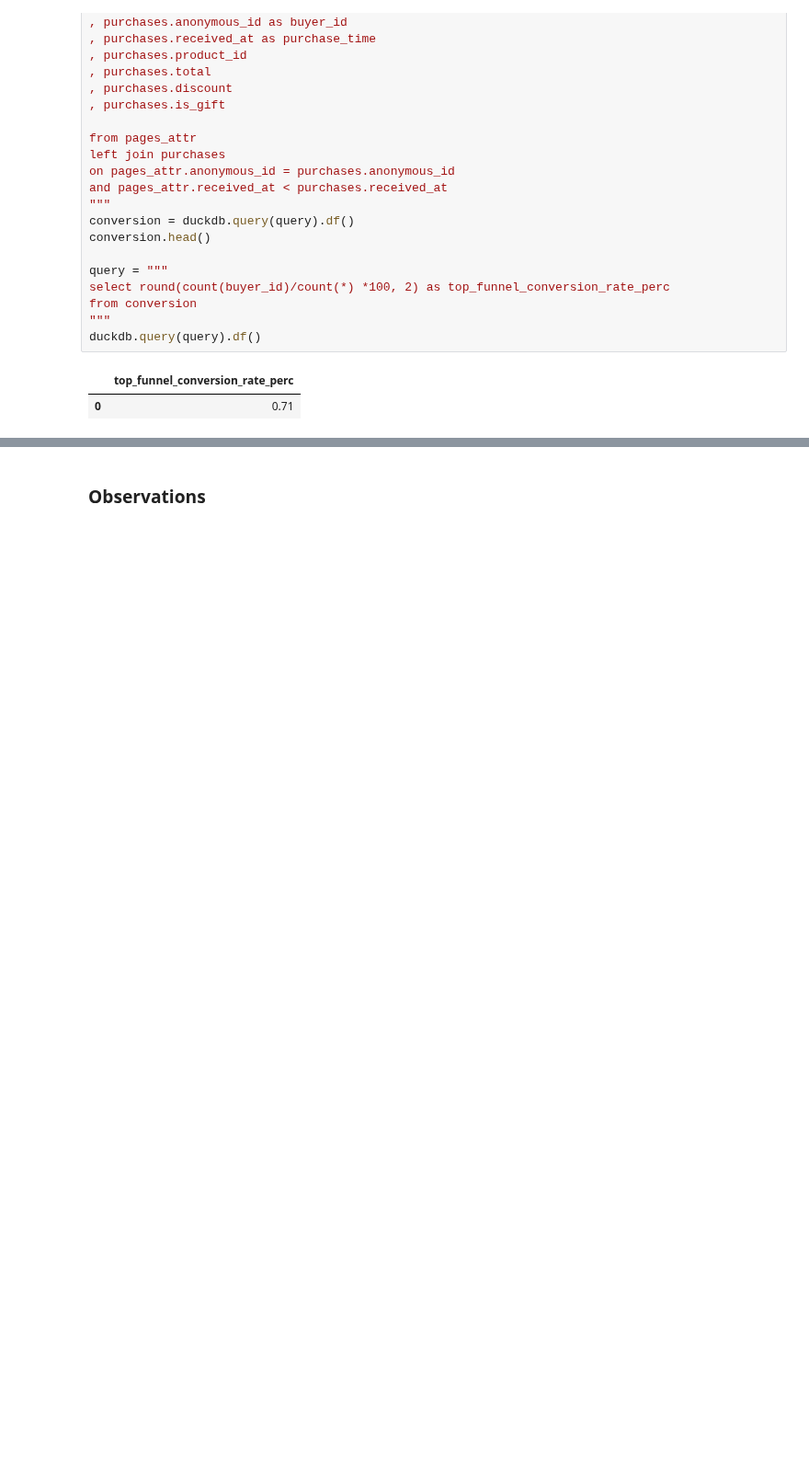
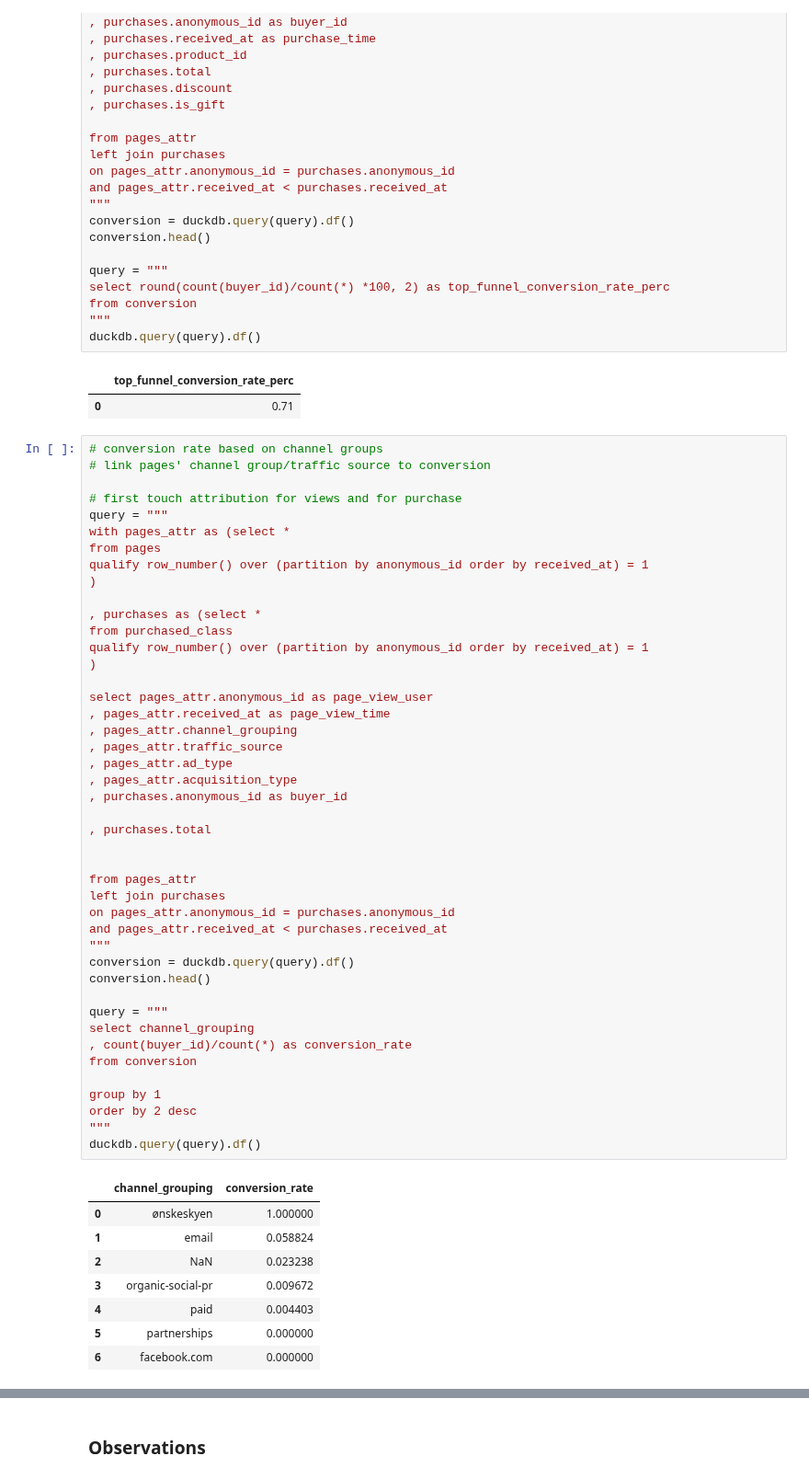
Before and after one commit to mindyng/2023-Business-Projects, a Jupyter notebook: masterclass-user-behavior-analysis-v2.ipynb, the cells around one changed output, grey strips where cells are left out. Shown at 92% size. Saved outputs shown, nothing was run; the diff lists cells and outputs as text; blank space fills up the shorter version.

```diff
--- a/masterclass-user-behavior-analysis-v2.ipynb
+++ b/masterclass-user-behavior-analysis-v2.ipynb
@@ -1307,3 +1307,56 @@ duckdb.query(query).df()
 # %% [output]
 |  | top_funnel_conversion_rate_perc |
 | 0 | 0.71 |
+# %%
+# conversion rate based on channel groups
+# link pages' channel group/traffic source to conversion
+
+# first touch attribution for views and for purchase
+query = """
+with pages_attr as (select *
+from pages
+qualify row_number() over (partition by anonymous_id order by received_at) = 1
+)
+
+, purchases as (select *
+from purchased_class
+qualify row_number() over (partition by anonymous_id order by received_at) = 1
+)
+
+select pages_attr.anonymous_id as page_view_user
+, pages_attr.received_at as page_view_time
+, pages_attr.channel_grouping
+, pages_attr.traffic_source
+, pages_attr.ad_type
+, pages_attr.acquisition_type
+, purchases.anonymous_id as buyer_id
+
+, purchases.total
+
+
+from pages_attr
+left join purchases
+on pages_attr.anonymous_id = purchases.anonymous_id
+and pages_attr.received_at < purchases.received_at
+"""
+conversion = duckdb.query(query).df()
+conversion.head()
+
+query = """
+select channel_grouping
+, count(buyer_id)/count(*) as conversion_rate
+from conversion
+
+group by 1
+order by 2 desc
+"""
+duckdb.query(query).df()
+# %% [output]
+|  | channel_grouping | conversion_rate |
+| 0 | ønskeskyen | 1.000000 |
+| 1 | email | 0.058824 |
+| 2 | NaN | 0.023238 |
+| 3 | organic-social-pr | 0.009672 |
+| 4 | paid | 0.004403 |
+| 5 | partnerships | 0.000000 |
+| 6 | facebook.com | 0.000000 |
```
Also changed, not shown: parts of 7 cells of this notebook.
